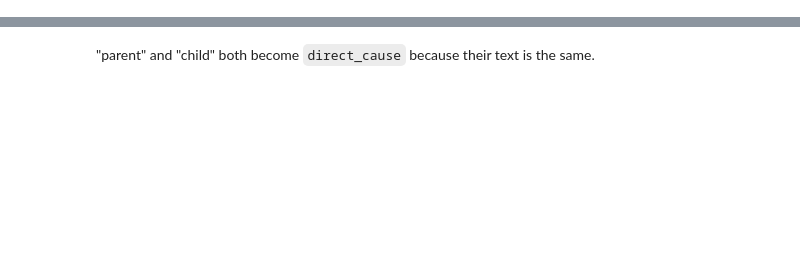
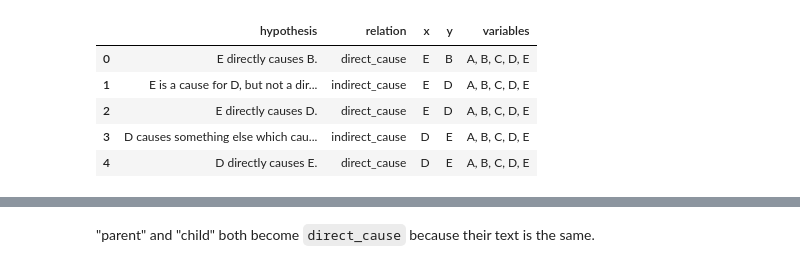
Before and after one commit to Jag2007/AI_ML_Project, a Jupyter notebook: notebooks/02_parser_pc.ipynb, the cells around one changed output, grey strips where cells are left out. Drawn from its saved outputs; the diff is of its cells as text; code cells hidden in the pictures; blank space fills up the shorter version.

```diff
--- a/notebooks/02_parser_pc.ipynb
+++ b/notebooks/02_parser_pc.ipynb
@@ -94,0 +36,30 @@ pd.crosstab(check["template"], check["relation"])
+# %%
+# ─── STEP 1: PARSE THE HYPOTHESES ─────
+def parse_hypothesis(df):
+    # the two variables are the single capital letters in the sentence
+    letters = df["hypothesis"].str.findall(r"\b[A-Z]\b")
+    df["x"] = letters.str[0]
+    df["y"] = letters.str[1]
+
+    # the claim type comes from the wording
+    df["relation"] = "unknown"
+    df.loc[df["hypothesis"].str.contains("directly causes"), "relation"] = "direct_cause"
+    df.loc[df["hypothesis"].str.contains("something else which causes|but not a direct one"), "relation"] = "indirect_cause"
+    df.loc[df["hypothesis"].str.contains("collider"), "relation"] = "collider"
+    df.loc[df["hypothesis"].str.contains("confounder"), "relation"] = "confounder"
+    return df
+
+
+data = parse_hypothesis(data)
+
+# the variables listed in the premise, e.g. "A, B, C"
+data["variables"] = data["premise"].str.extract(r"variables, (.*?)\. All")[0].str.replace(" and ", ", ")
+
+data[["hypothesis", "relation", "x", "y", "variables"]].head()
+# %% [output]
+|  | hypothesis | relation | x | y | variables |
+| 0 | E directly causes B. | direct_cause | E | B | A, B, C, D, E |
+| 1 | E is a cause for D, but not a dir... | indirect_cause | E | D | A, B, C, D, E |
+| 2 | E directly causes D. | direct_cause | E | D | A, B, C, D, E |
+| 3 | D causes something else which cau... | indirect_cause | D | E | A, B, C, D, E |
+| 4 | D directly causes E. | direct_cause | D | E | A, B, C, D, E |
```
Also changed, not shown: parts of 30 cells of this notebook, 3 other files.
